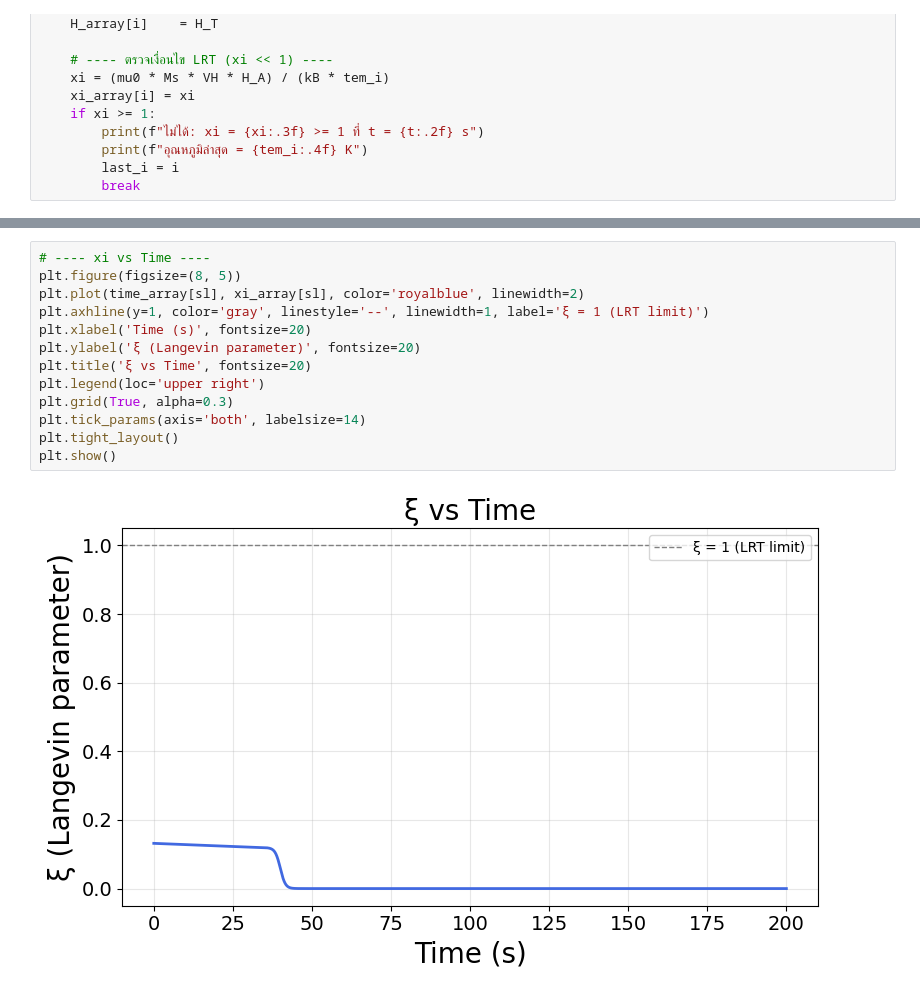
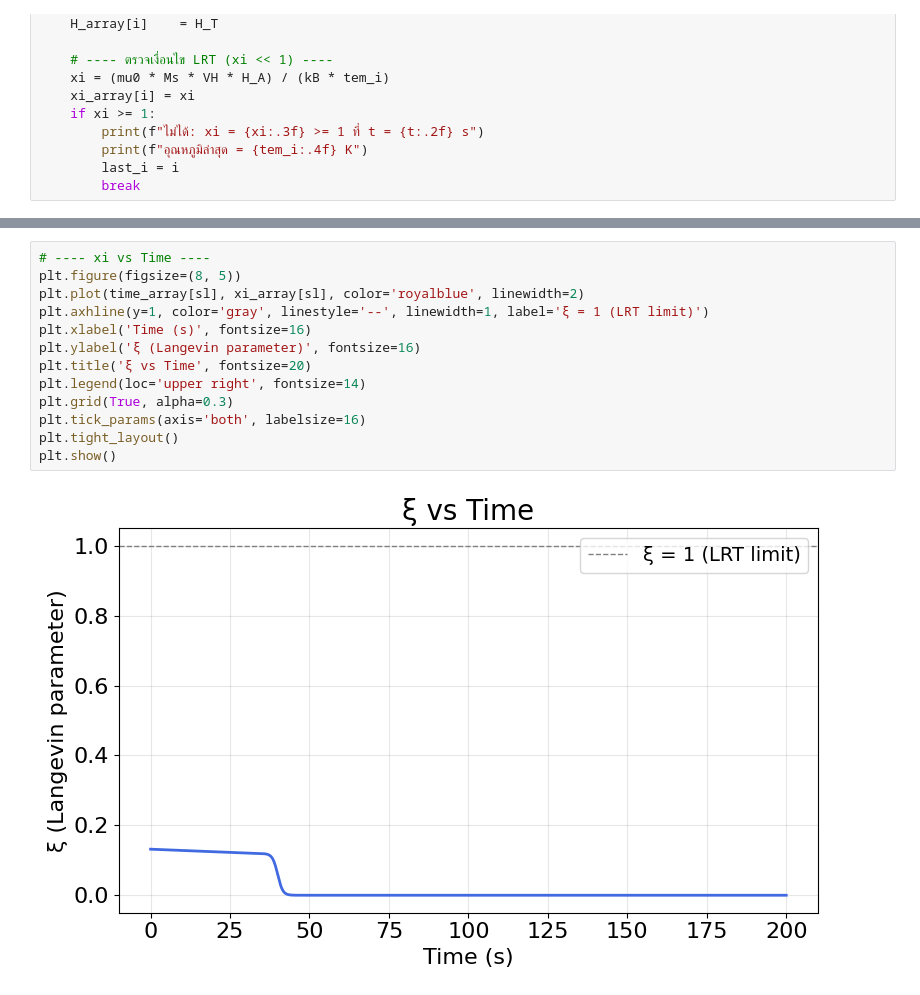
Before and after one commit to b00001/sciusproject-hyperthermia, a Jupyter notebook: week1-and-2.ipynb, the cells around one changed output, grey strips where cells are left out. Cells and saved outputs as stored; diff of their text form.

```diff
--- a/week1-and-2.ipynb
+++ b/week1-and-2.ipynb
@@ -422,15 +533,15 @@ print(f"อุณหภูมิสุดท้ายที่ t = {time_array[l
 # %%
 # ---- xi vs Time ----
 plt.figure(figsize=(8, 5))
 plt.plot(time_array[sl], xi_array[sl], color='royalblue', linewidth=2)
 plt.axhline(y=1, color='gray', linestyle='--', linewidth=1, label='ξ = 1 (LRT limit)')
-plt.xlabel('Time (s)', fontsize=20)
-plt.ylabel('ξ (Langevin parameter)', fontsize=20)
+plt.xlabel('Time (s)', fontsize=16)
+plt.ylabel('ξ (Langevin parameter)', fontsize=16)
 plt.title('ξ vs Time', fontsize=20)
-plt.legend(loc='upper right')
+plt.legend(loc='upper right', fontsize=14)
 plt.grid(True, alpha=0.3)
-plt.tick_params(axis='both', labelsize=14)
+plt.tick_params(axis='both', labelsize=16)
 plt.tight_layout()
 plt.show()
 # %% [output]
-[figure, old version]
+[figure, new version]
```
Also changed, not shown: parts of 14 cells of this notebook.
